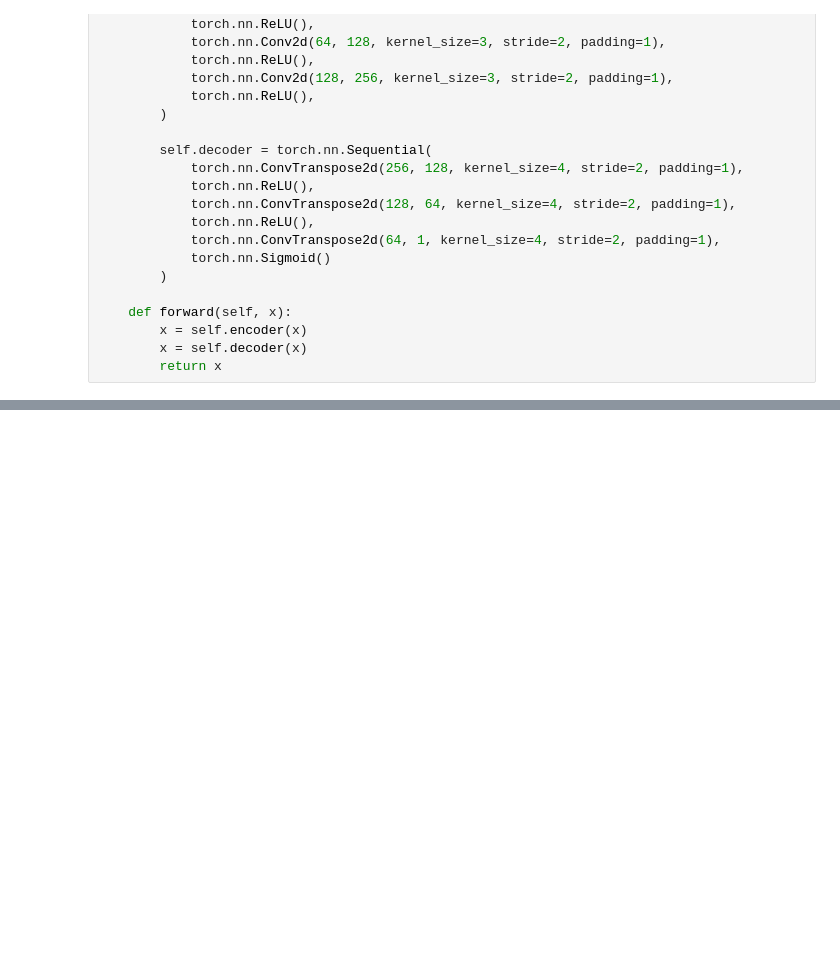
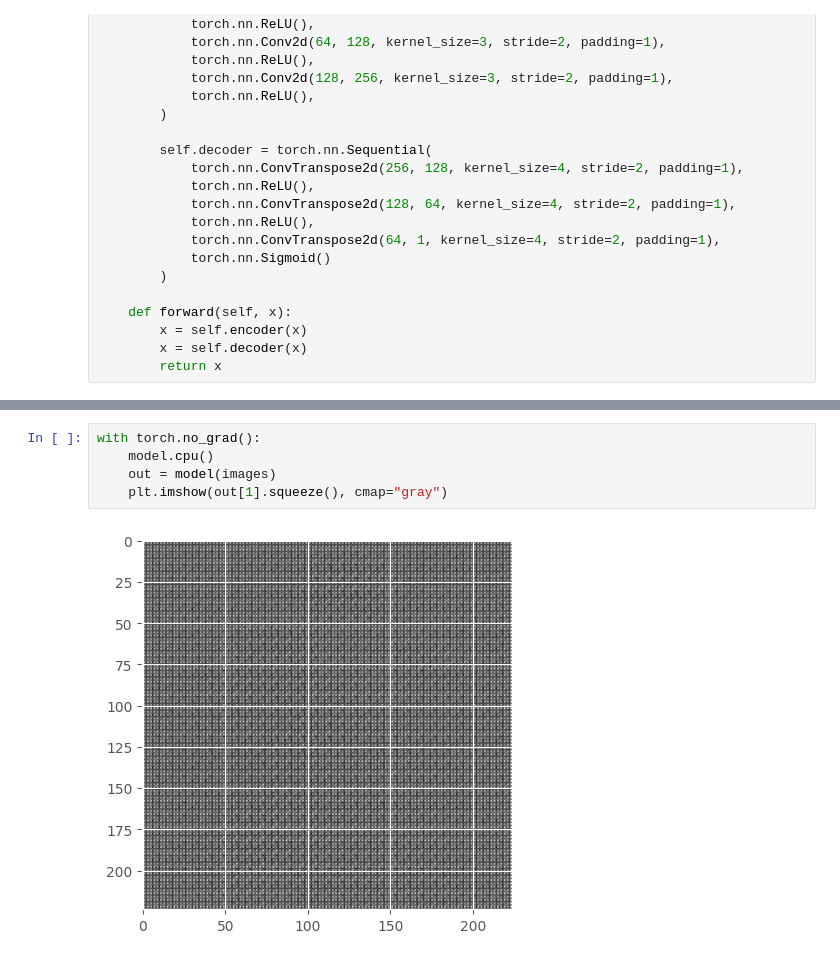
Before and after one commit to nmarks99/ML-basics, a Jupyter notebook: convAE_denoising/convAE_denoising.ipynb, the cells around one changed output, grey strips where cells are left out. Cells and saved outputs as stored; diff of their text form; blank space fills up the shorter version.

```diff
--- a/convAE_denoising/convAE_denoising.ipynb
+++ b/convAE_denoising/convAE_denoising.ipynb
@@ -150,0 +162,7 @@ KeyboardInterrupt:
+# %%
+with torch.no_grad():
+    model.cpu()
+    out = model(images)
+    plt.imshow(out[1].squeeze(), cmap="gray")
+# %% [output]
+[figure, added]
```
Also changed, not shown: parts of 5 cells of this notebook.
